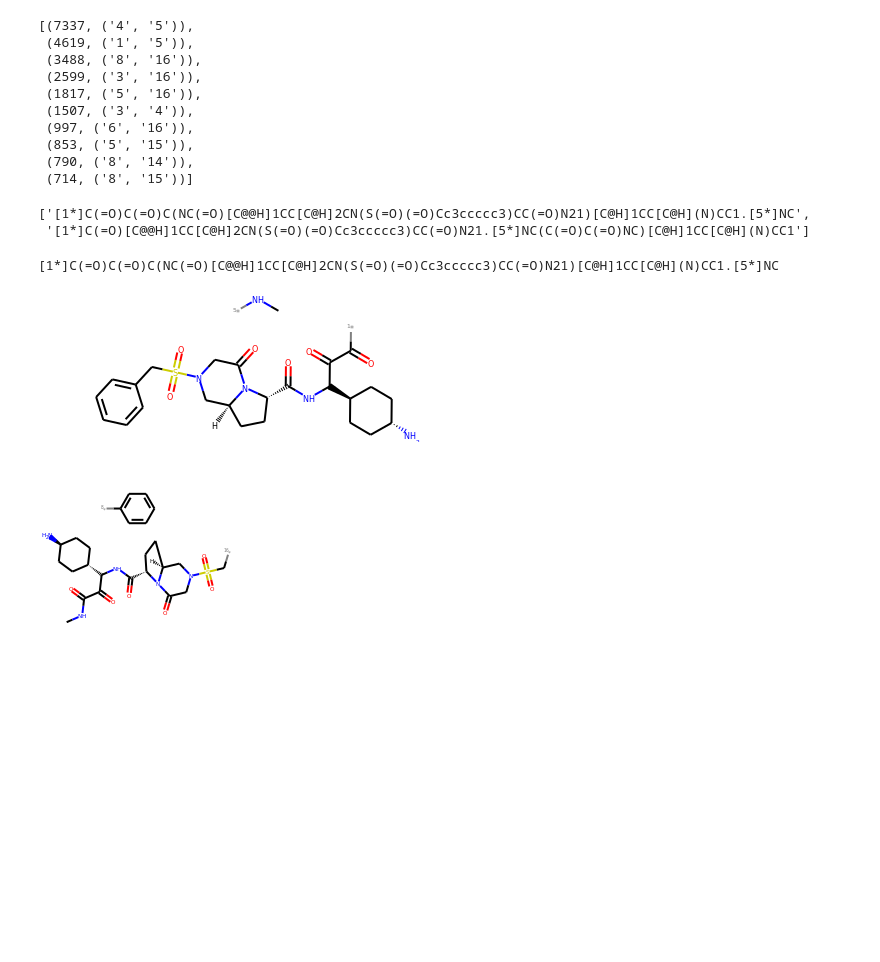
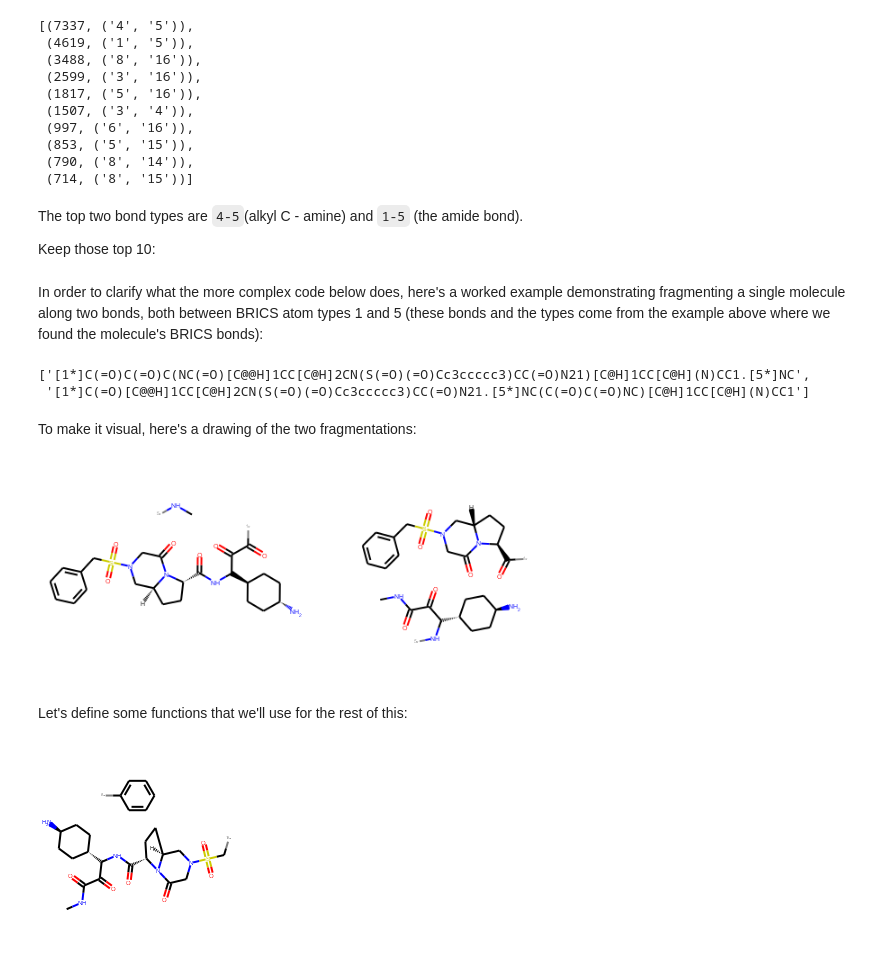
Before and after one commit to greglandrum/rdkit_blog, a Jupyter notebook: notebooks/Additive fingerprints.ipynb, the cells around one changed output. Cells and saved outputs as stored; diff of their text form; code cells hidden in the pictures; blank space fills up the shorter version.

```diff
--- a/notebooks/Additive fingerprints.ipynb
+++ b/notebooks/Additive fingerprints.ipynb
@@ -13,5 +24,5 @@ Populating the interactive namespace from numpy and matplotlib
 # %%
-ms = [x for x in Chem.SmilesMolSupplier('../data/BLSets_selected_actives.txt')]
+ms = [rdMolStandardize.FragmentParent(x) for x in Chem.SmilesMolSupplier('../data/BLSets_selected_actives.txt')]
 len(ms)
 # %% [output]
 6359
@@ -45,8 +66,14 @@ freqs[:10]
  (853, ('5', '15')),
  (790, ('8', '14')),
  (714, ('8', '15'))]
+# %% [markdown]
+The top two bond types are `4-5`(alkyl C - amine) and `1-5` (the amide bond).
+
+Keep those top 10:
 # %%
 bondsToKeep = [y for x,y in freqs[:10]]
+# %% [markdown]
+In order to clarify what the more complex code below does, here's a worked example demonstrating fragmenting a single molecule along two bonds, both between BRICS atom types 1 and 5 (these bonds and the types come from the example above where we found the molecule's BRICS bonds):
 # %%
 tm=Chem.FragmentOnSomeBonds(ms[0],[ms[0].GetBondBetweenAtoms(2,1).GetIdx(),ms[0].GetBondBetweenAtoms(8,7).GetIdx()],
                          dummyLabels=[[1,5],[1,5]])
@@ -54,13 +81,15 @@ tm=Chem.FragmentOnSomeBonds(ms[0],[ms[0].GetBondBetweenAtoms(2,1).GetIdx(),ms[0]
 # %% [output]
 ['[1*]C(=O)C(=O)C(NC(=O)[C@@H]1CC[C@H]2CN(S(=O)(=O)Cc3ccccc3)CC(=O)N21)[C@H]1CC[C@H](N)CC1.[5*]NC',
  '[1*]C(=O)[C@@H]1CC[C@H]2CN(S(=O)(=O)Cc3ccccc3)CC(=O)N21.[5*]NC(C(=O)C(=O)NC)[C@H]1CC[C@H](N)CC1']
+# %% [markdown]
+To make it visual, here's a drawing of the two fragmentations:
 # %%
-tm=Chem.FragmentOnSomeBonds(ms[0],[ms[0].GetBondBetweenAtoms(2,1).GetIdx()],
-                         dummyLabels=[[1,5]])[0]
-print(Chem.MolToSmiles(tm))
-tm
+fms = Chem.FragmentOnSomeBonds(ms[0],[ms[0].GetBondBetweenAtoms(2,1).GetIdx(),ms[0].GetBondBetweenAtoms(8,7).GetIdx()],
+                         dummyLabels=[[1,5],[1,5]])
+Draw.MolsToGridImage(fms,subImgSize=(300,250))
 # %% [output]
-[1*]C(=O)C(=O)C(NC(=O)[C@@H]1CC[C@H]2CN(S(=O)(=O)Cc3ccccc3)CC(=O)N21)[C@H]1CC[C@H](N)CC1.[5*]NC
-[figure, old version]
+[figure, new version]
+# %% [markdown]
+Let's define some functions that we'll use for the rest of this:
 # %%
 def splitMol(mol,bondsToKeep):
```
Also changed, not shown: parts of 25 cells of this notebook.
